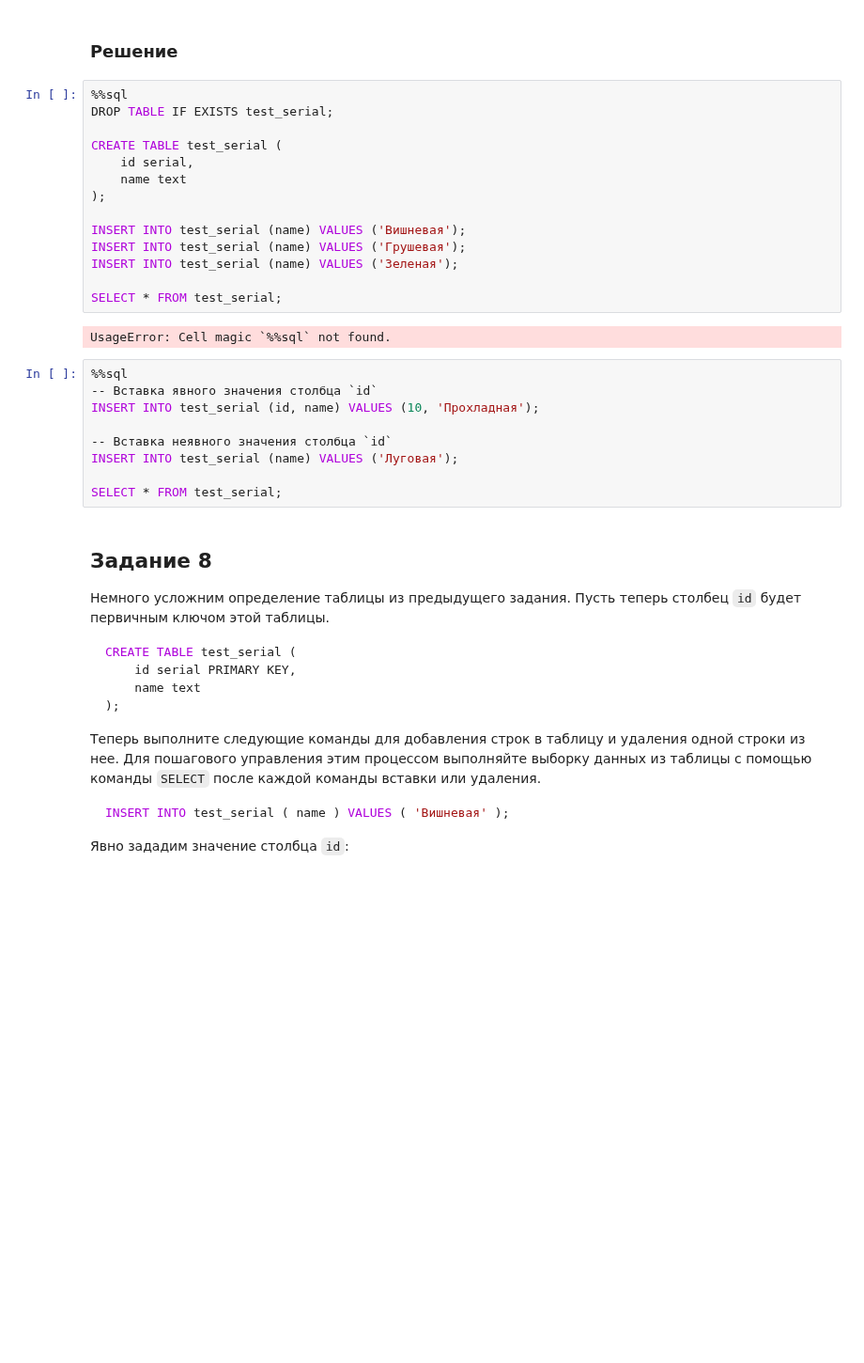
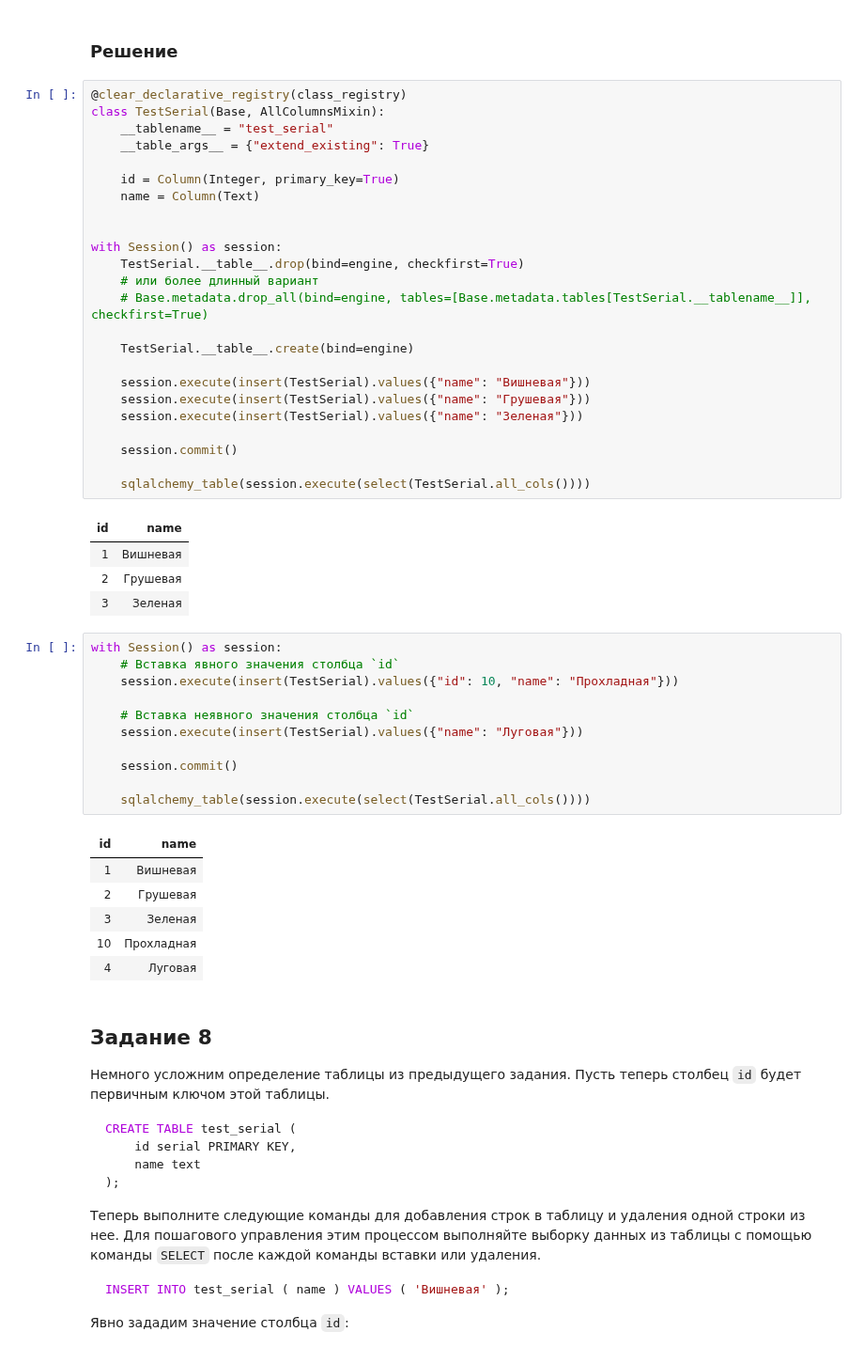
Before and after one commit to vowatchka/postgres_basic, a Jupyter notebook: practices/4_postgres_datatypes/sqlalchemy_2x_style.ipynb, the cells around one changed output. Shown at 94% size. Cells and saved outputs as stored; diff of their text form; blank space fills up the shorter version.

Commit message:
4 postgres datatypes: task 7 completed (sqlalchemy 2.x style)

```diff
--- a/practices/4_postgres_datatypes/sqlalchemy_2x_style.ipynb
+++ b/practices/4_postgres_datatypes/sqlalchemy_2x_style.ipynb
@@ -336,30 +339,52 @@ CREATE TABLE test_serial(
 # %% [markdown]
 ### Решение
 # %%
-%%sql
-DROP TABLE IF EXISTS test_serial;
+@clear_declarative_registry(class_registry)
+class TestSerial(Base, AllColumnsMixin):
+    __tablename__ = "test_serial"
+    __table_args__ = {"extend_existing": True}
 
-CREATE TABLE test_serial (
-    id serial,
-    name text
-);
+    id = Column(Integer, primary_key=True)
+    name = Column(Text)
 
-INSERT INTO test_serial (name) VALUES ('Вишневая');
-INSERT INTO test_serial (name) VALUES ('Грушевая');
-INSERT INTO test_serial (name) VALUES ('Зеленая');
 
-SELECT * FROM test_serial;
+with Session() as session:
+    TestSerial.__table__.drop(bind=engine, checkfirst=True)
+    # или более длинный вариант
+    # Base.metadata.drop_all(bind=engine, tables=[Base.metadata.tables[TestSerial.__tablename__]], checkfirst=True)
+
+    TestSerial.__table__.create(bind=engine)
+
+    session.execute(insert(TestSerial).values({"name": "Вишневая"}))
+    session.execute(insert(TestSerial).values({"name": "Грушевая"}))
+    session.execute(insert(TestSerial).values({"name": "Зеленая"}))
+
+    session.commit()
+
+    sqlalchemy_table(session.execute(select(TestSerial.all_cols())))
 # %% [output]
-UsageError: Cell magic `%%sql` not found.
+| id | name |
+| 1 | Вишневая |
+| 2 | Грушевая |
+| 3 | Зеленая |
 # %%
-%%sql
--- Вставка явного значения столбца `id`
-INSERT INTO test_serial (id, name) VALUES (10, 'Прохладная');
+with Session() as session:
+    # Вставка явного значения столбца `id`
+    session.execute(insert(TestSerial).values({"id": 10, "name": "Прохладная"}))
 
--- Вставка неявного значения столбца `id`
-INSERT INTO test_serial (name) VALUES ('Луговая');
+    # Вставка неявного значения столбца `id`
+    session.execute(insert(TestSerial).values({"name": "Луговая"}))
 
-SELECT * FROM test_serial;
+    session.commit()
+
+    sqlalchemy_table(session.execute(select(TestSerial.all_cols())))
+# %% [output]
+| id | name |
+| 1 | Вишневая |
+| 2 | Грушевая |
+| 3 | Зеленая |
+| 10 | Прохладная |
+| 4 | Луговая |
 # %% [markdown]
 ## Задание 8
 
```
Also changed, not shown: parts of 4 cells of this notebook, 1 other file.
